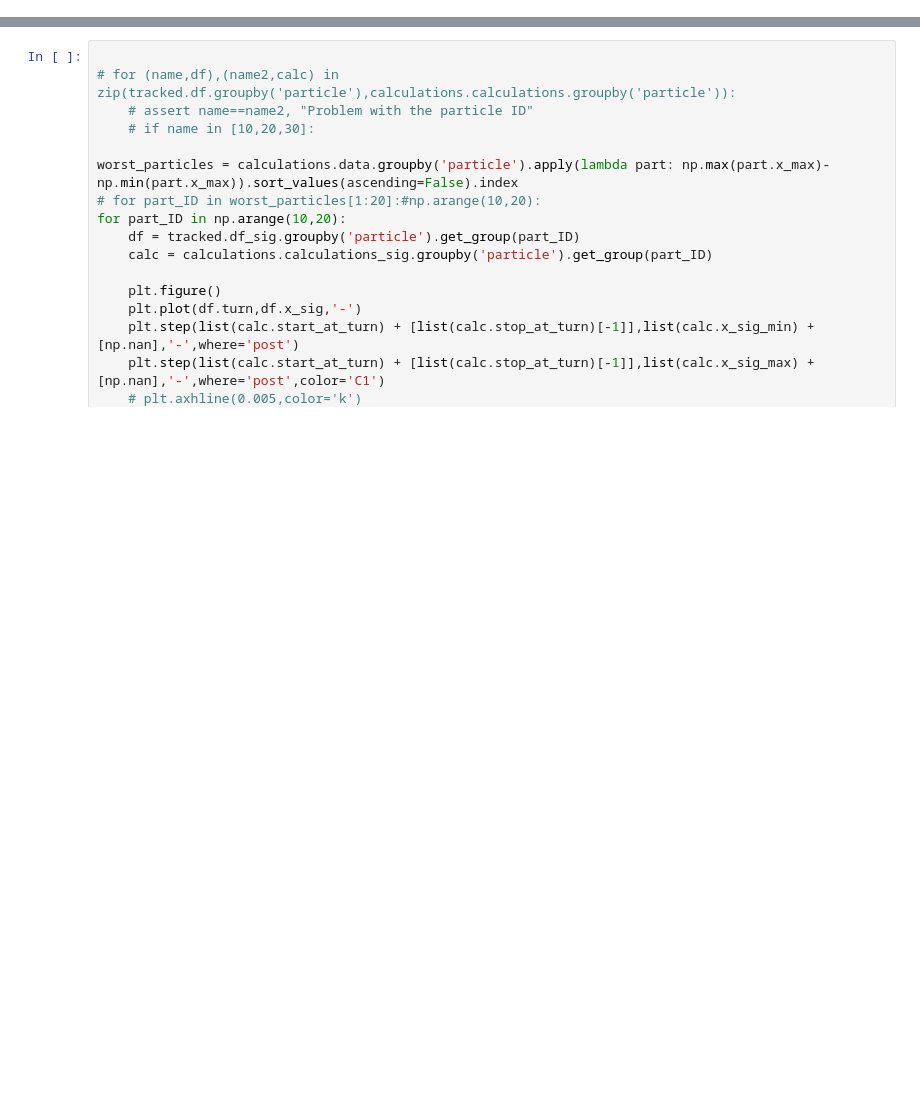
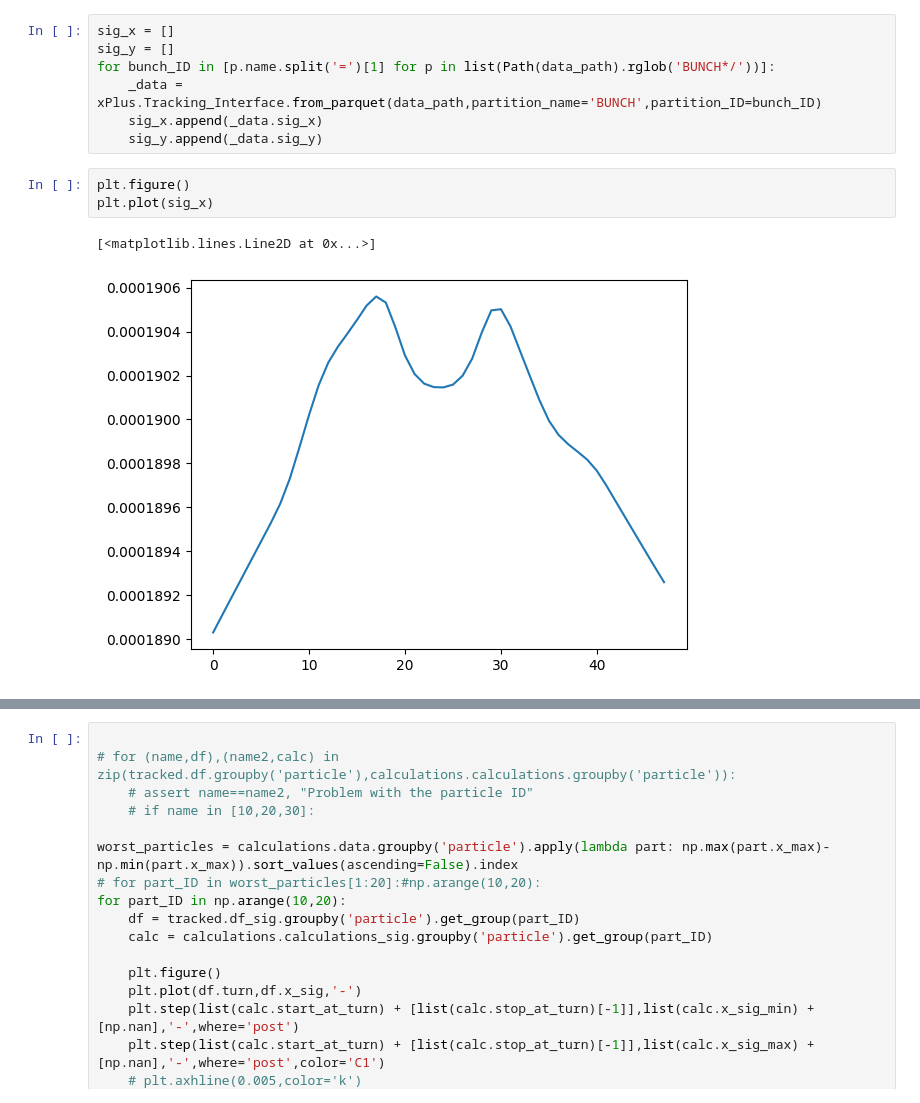
Before and after one commit to pbelange/BBStudies, a Jupyter notebook: Machines/XMask/Jobs/003_particle_dist_and_track/analysis_test.ipynb, the cells around one changed output, grey strips where cells are left out. Drawn from its saved outputs; the diff is of its cells as text; blank space fills up the shorter version.

Commit message:
First run of tracking successful!

```diff
--- a/Machines/XMask/Jobs/003_particle_dist_and_track/analysis_test.ipynb
+++ b/Machines/XMask/Jobs/003_particle_dist_and_track/analysis_test.ipynb
@@ -89,0 +64,13 @@ processed.data
+# %%
+sig_x = []
+sig_y = []
+for bunch_ID in [p.name.split('=')[1] for p in list(Path(data_path).rglob('BUNCH*/'))]:
+    _data = xPlus.Tracking_Interface.from_parquet(data_path,partition_name='BUNCH',partition_ID=bunch_ID)
+    sig_x.append(_data.sig_x)
+    sig_y.append(_data.sig_y)
+# %%
+plt.figure()
+plt.plot(sig_x)
+# %% [output]
+[<matplotlib.lines.Line2D at 0x...>]
+[figure, added]
```
Also changed, not shown: parts of 62 cells of this notebook, 13 other files.
